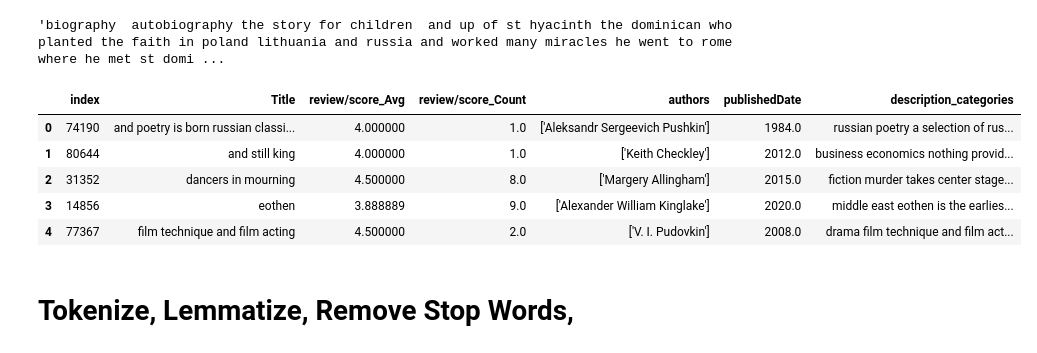
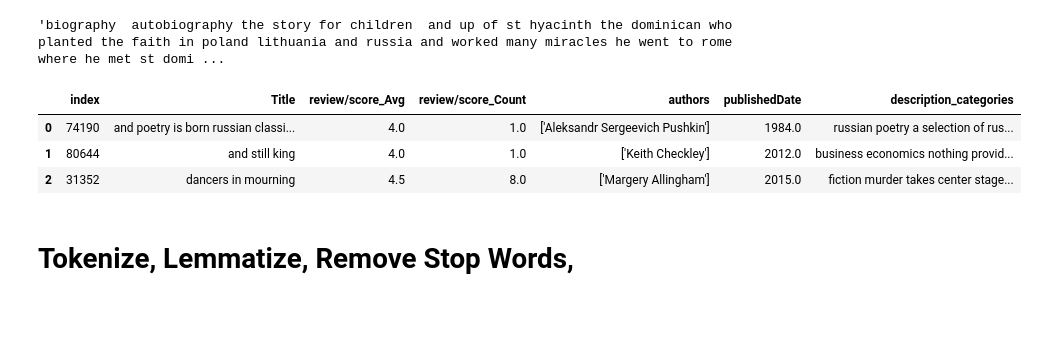
Before and after one commit to meskeremg/FinalCapstone, a Jupyter notebook: Step 3 NLP Book Recommendation - Text Preprocessing - Meskerem Goshime.ipynb, the cells around one changed output. Drawn from its saved outputs; the diff is of its cells as text; code cells hidden in the pictures; blank space fills up the shorter version.

```diff
--- a/Step 3 NLP Book Recommendation - Text Preprocessing - Meskerem Goshime.ipynb
+++ b/Step 3 NLP Book Recommendation - Text Preprocessing - Meskerem Goshime.ipynb
@@ -98,14 +98,12 @@ books['description_categories'][4]
 # %%
 books = books.drop(columns=['Unnamed: 0', 'description', 'categories'], axis=1)
 books = books.reset_index()
-books.head()
+books.head(3)
 # %% [output]
 |  | index | Title | review/score_Avg | review/score_Count | authors | publishedDate | description_categories |
-| 0 | 74190 | and poetry is born russian classi... | 4.000000 | 1.0 | ['Aleksandr Sergeevich Pushkin'] | 1984.0 | russian poetry a selection of rus... |
-| 1 | 80644 | and still king | 4.000000 | 1.0 | ['Keith Checkley'] | 2012.0 | business economics nothing provid... |
-| 2 | 31352 | dancers in mourning | 4.500000 | 8.0 | ['Margery Allingham'] | 2015.0 | fiction murder takes center stage... |
-| 3 | 14856 | eothen | 3.888889 | 9.0 | ['Alexander William Kinglake'] | 2020.0 | middle east eothen is the earlies... |
-| 4 | 77367 | film technique and film acting | 4.500000 | 2.0 | ['V. I. Pudovkin'] | 2008.0 | drama film technique and film act... |
+| 0 | 74190 | and poetry is born russian classi... | 4.0 | 1.0 | ['Aleksandr Sergeevich Pushkin'] | 1984.0 | russian poetry a selection of rus... |
+| 1 | 80644 | and still king | 4.0 | 1.0 | ['Keith Checkley'] | 2012.0 | business economics nothing provid... |
+| 2 | 31352 | dancers in mourning | 4.5 | 8.0 | ['Margery Allingham'] | 2015.0 | fiction murder takes center stage... |
 # %% [markdown]
 # Tokenize, Lemmatize, Remove Stop Words,
 # %%
```
Also changed, not shown: parts of 3 cells of this notebook, 1 other file.
